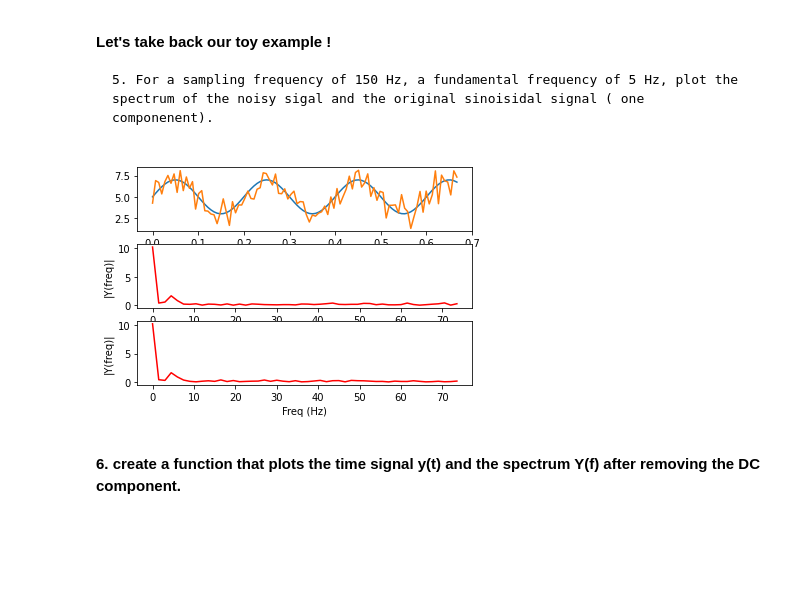
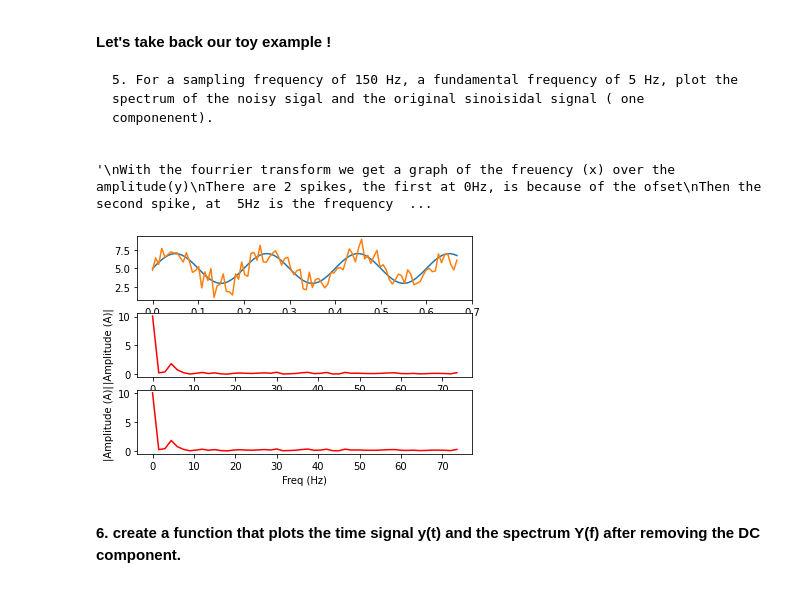
Before and after one commit to ECAM-4MIN/Instrumentation, a Jupyter notebook: Jupyter_1/Computer session I.ipynb, the cells around one changed output. Cells and saved outputs as stored; diff of their text form; code cells hidden in the pictures; blank space fills up the shorter version.

```diff
--- a/Jupyter_1/Computer session I.ipynb
+++ b/Jupyter_1/Computer session I.ipynb
@@ -551,7 +548,7 @@ def plotspectrum(y,Fs):
 
     plot(frq,abs(Y),'r') # plotting the spectrum
     xlabel('Freq (Hz)')
-    ylabel('|Y(freq)|')
+    ylabel('|Amplitude (A)|')
 # %% [markdown]
 <b> <p> Let's take back our toy example !
 
@@ -561,30 +558,37 @@ def plotspectrum(y,Fs):
 # %%
 # 5
 
-a1 = 2.0 # amplitude of 5
-oft = 5.0  # up offset
-N = 100
-Fs = 150
-Ff = 5
+a1  = 2.0 # amplitude of 5
+oft = 5.0 # up offset
+N   = 100
+Fs  = 150
+Ff  = 5
 
 # discrete
 t,y = discrete_signal(Fs,N, Ff, a1, oft)
 subplot(3,1,1)
 plot(t,y)
 
 # noisy
 t_n, y_noise = noisy_signal(y,N)
 plot(t,y_noise)
 
 # spectrum not noisy
 subplot(3,1,2)
 plotspectrum(y,Fs)
 
 # spectrum noisy
 subplot(3,1,3)
-plotspectrum(y_n,Fs) # we can find a diff at the end of the curve, compared to not noisy
+plotspectrum(y_noise,Fs) # we can find a diff at the end of the curve, compared to not noisy
+
+"""
+With the fourrier transform we get a graph of the freuency (x) over the amplitude(y)
+There are 2 spikes, the first at 0Hz, is because of the ofset
+Then the second spike, at  5Hz is the frequency of the input signal and the height is its amplitude : 2
+"""
 # %% [output]
+'\nWith the fourrier transform we get a graph of the freuency (x) over the amplitude(y)\nThere are 2 spikes, the first at 0Hz, is because of the ofset\nThen the second spike, at  5Hz is the frequency  ...
-[figure, old version]
+[figure, new version]
 # %% [markdown]
 <b> <p>6. create a function that plots the time signal y(t) and the spectrum Y(f) after removing the DC component. </b> </p>
 # %%
```
Also changed, not shown: parts of 11 cells of this notebook, 1 other file.
